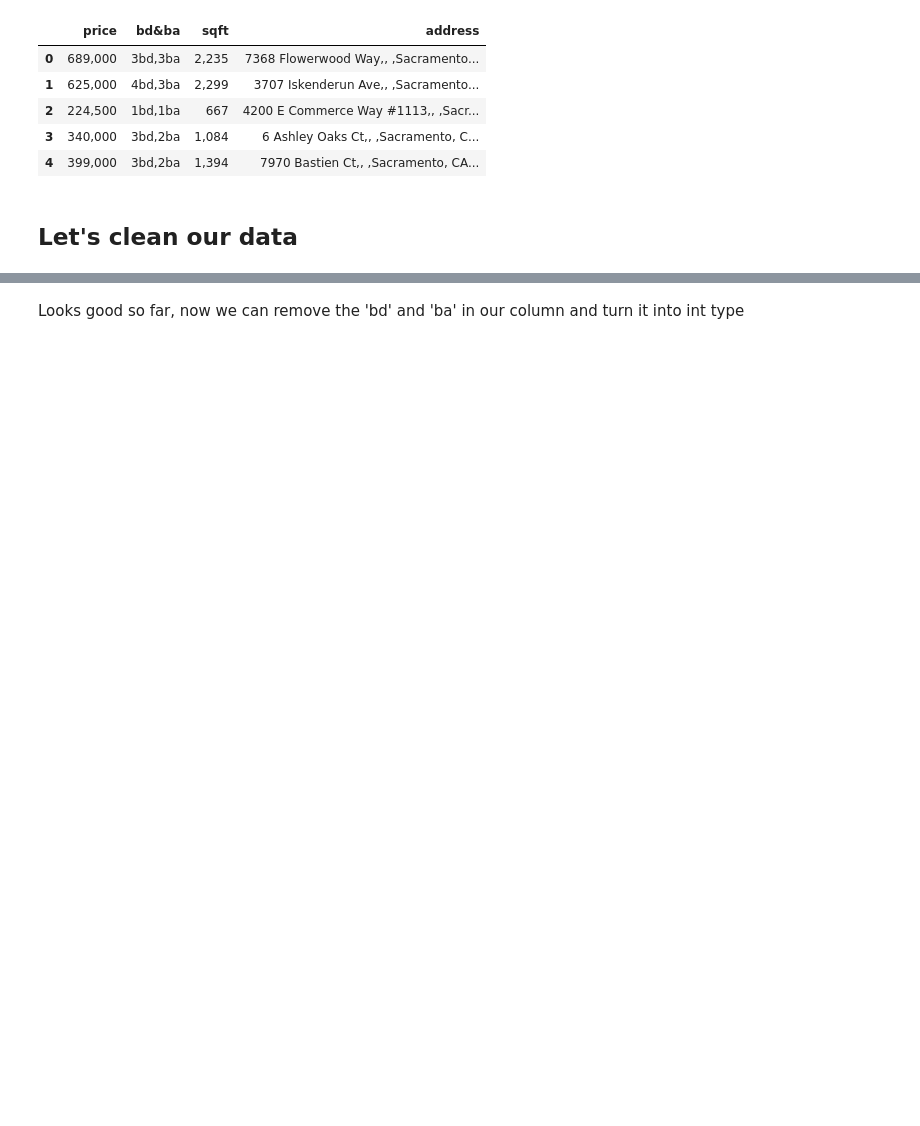
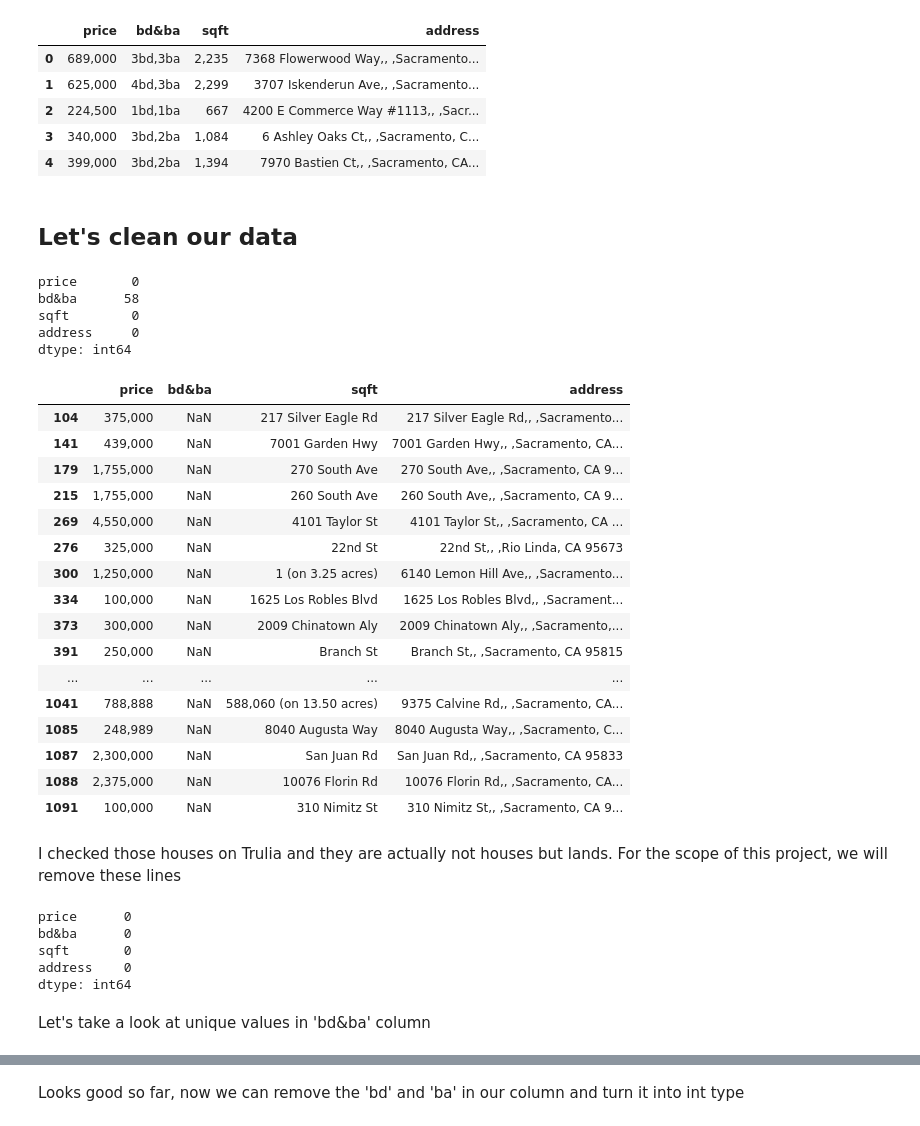
Before and after one commit to PlacidSerene/Housing-Analysis, a Jupyter notebook: House_Prediction.ipynb, the cells around one changed output, grey strips where cells are left out. Drawn from its saved outputs; the diff is of its cells as text; code cells hidden in the pictures; blank space fills up the shorter version.

```diff
--- a/House_Prediction.ipynb
+++ b/House_Prediction.ipynb
@@ -13,2 +18,33 @@ df.head()
 # %% [markdown]
 ## Let's clean our data
+# %%
+# check na value
+df.isna().sum()
+# %% [output]
+price       0
+bd&ba      58
+sqft        0
+address     0
+dtype: int64
+# %%
+df[df['bd&ba'].isna()]
+# %% [output]
+|  | price | bd&ba | sqft | address |
+| 104 | 375,000 | NaN | 217 Silver Eagle Rd | 217 Silver Eagle Rd,, ,Sacramento... |
+| 141 | 439,000 | NaN | 7001 Garden Hwy | 7001 Garden Hwy,, ,Sacramento, CA... |
+| 179 | 1,755,000 | NaN | 270 South Ave | 270 South Ave,, ,Sacramento, CA 9... |
+| 215 | 1,755,000 | NaN | 260 South Ave | 260 South Ave,, ,Sacramento, CA 9... |
+| 269 | 4,550,000 | NaN | 4101 Taylor St | 4101 Taylor St,, ,Sacramento, CA ... |
+| 276 | 325,000 | NaN | 22nd St | 22nd St,, ,Rio Linda, CA 95673 |
+| 300 | 1,250,000 | NaN | 1 (on 3.25 acres) | 6140 Lemon Hill Ave,, ,Sacramento... |
+| 334 | 100,000 | NaN | 1625 Los Robles Blvd | 1625 Los Robles Blvd,, ,Sacrament... |
+| 373 | 300,000 | NaN | 2009 Chinatown Aly | 2009 Chinatown Aly,, ,Sacramento,... |
+| 391 | 250,000 | NaN | Branch St | Branch St,, ,Sacramento, CA 95815 |
+| ... | ... | ... | ... | ... |
+| 1041 | 788,888 | NaN | 588,060 (on 13.50 acres) | 9375 Calvine Rd,, ,Sacramento, CA... |
+| 1085 | 248,989 | NaN | 8040 Augusta Way | 8040 Augusta Way,, ,Sacramento, C... |
+| 1087 | 2,300,000 | NaN | San Juan Rd | San Juan Rd,, ,Sacramento, CA 95833 |
+| 1088 | 2,375,000 | NaN | 10076 Florin Rd | 10076 Florin Rd,, ,Sacramento, CA... |
+| 1091 | 100,000 | NaN | 310 Nimitz St | 310 Nimitz St,, ,Sacramento, CA 9... |
+# %% [markdown]
+I checked those houses on Trulia and they are actually not houses but lands. For the scope of this project, we will remove these lines
@@ -14,0 +53,10 @@ df.head()
+# %%
+df.isna().sum()
+# %% [output]
+price      0
+bd&ba      0
+sqft       0
+address    0
+dtype: int64
+# %% [markdown]
+Let's take a look at unique values in 'bd&ba' column
```
Also changed, not shown: parts of 24 cells of this notebook, 7 other files.
